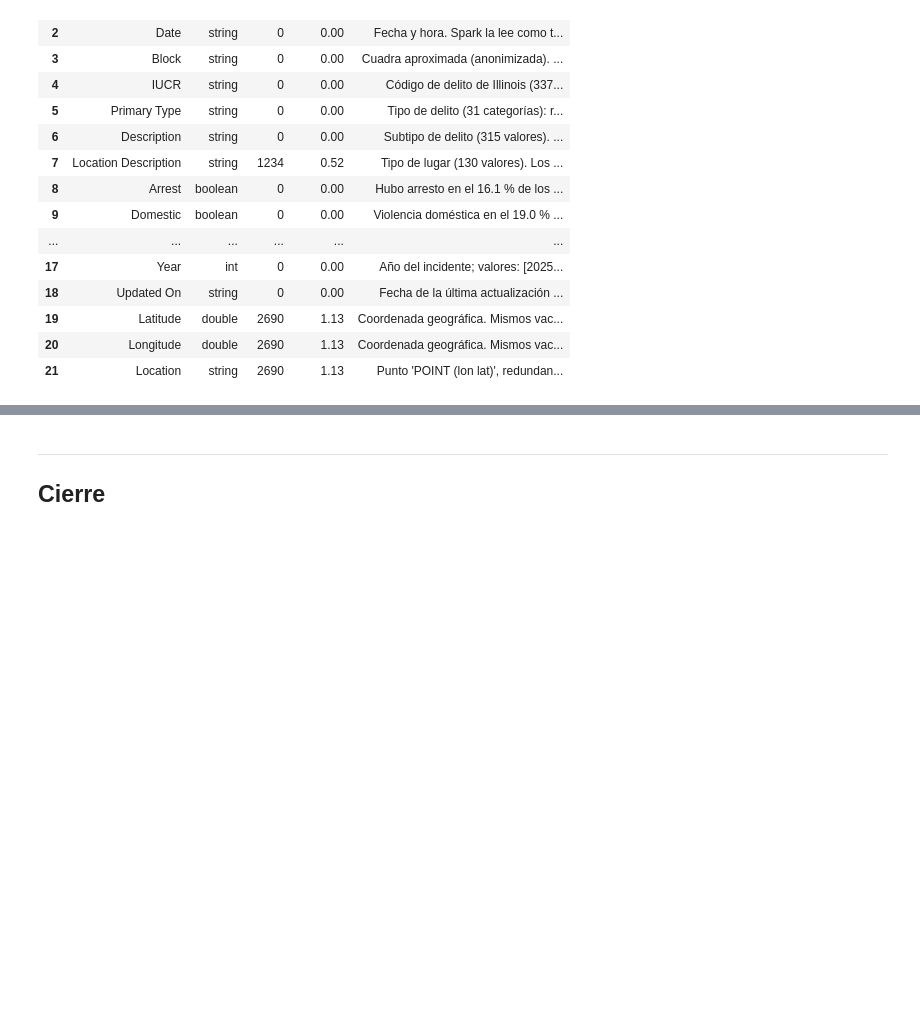
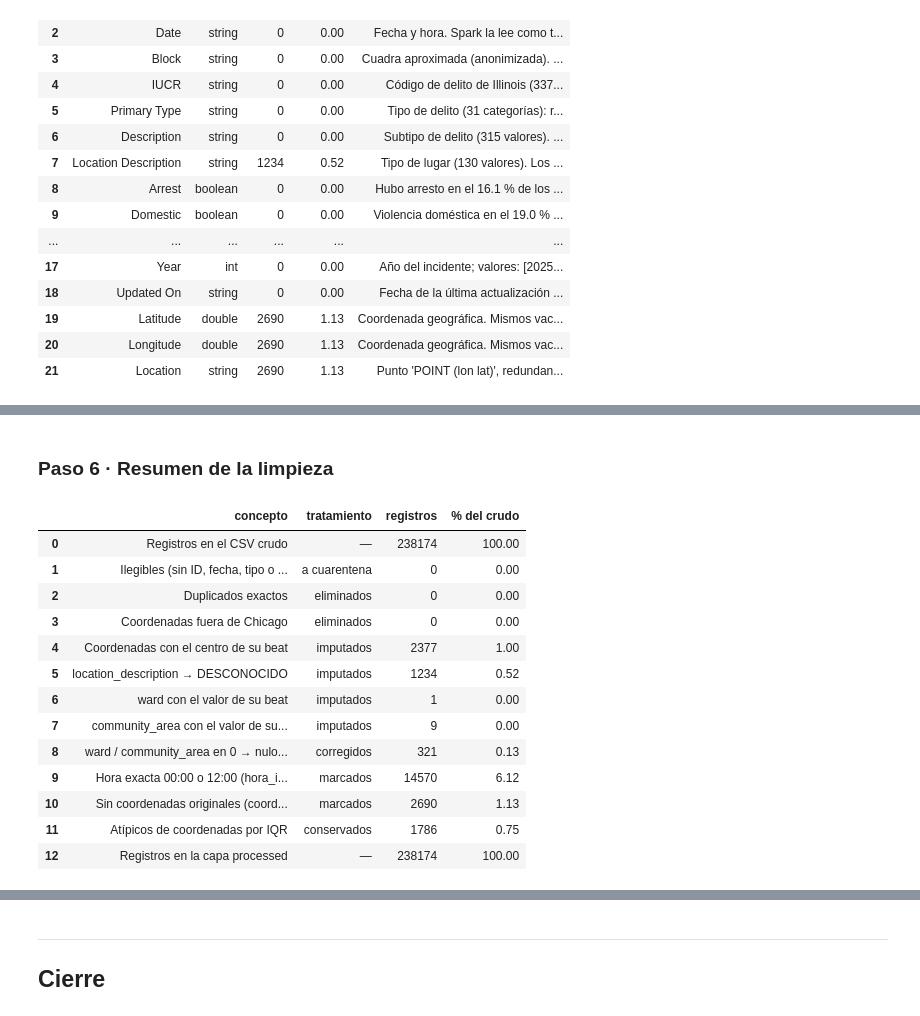
Before and after one commit to valentinodepaola/proyecto-integrador-big-data, a Jupyter notebook: notebooks/fase3_pipeline.ipynb, the cells around one changed output, grey strips where cells are left out. Drawn from its saved outputs; the diff is of its cells as text; code cells hidden in the pictures; blank space fills up the shorter version.

```diff
--- a/notebooks/fase3_pipeline.ipynb
+++ b/notebooks/fase3_pipeline.ipynb
@@ -239,0 +495,12 @@ tabla_variables
+# %%
+# Caja que contiene los límites de Chicago (lat 41.64 a 42.03, lon −87.95 a −87.52)
+LIMITES_CHICAGO = {"latitude": (41.64, 42.03), "longitude": (-87.95, -87.52)}
+
+fuera_de_chicago = F.lit(False)
+for c, (minimo, maximo) in LIMITES_CHICAGO.items():
+    fuera_de_chicago = fuera_de_chicago | (F.col(c) < minimo) | (F.col(c) > maximo)
+fuera_de_chicago = F.coalesce(fuera_de_chicago, F.lit(False))   # sin coordenadas (beat 6100) no se descarta
+
+n_fuera_chicago = df_imputado.filter(fuera_de_chicago).count()
+df_limpio = df_imputado.filter(~fuera_de_chicago)
+print(f"Atípicos por IQR: {n_atipicos_iqr:,} (se conservan) · fuera de Chicago: {n_fuera_chicago:,} (se eliminan)")
@@ -239,0 +514,38 @@ tabla_variables
+# %% [markdown]
+### Paso 6 · Resumen de la limpieza
+# %%
+n_final = df_limpio.count()
+assert filas - n_cuarentena - n_dup_exactos - n_fuera_chicago == n_final, "Los conteos de la limpieza no cuadran"
+
+resumen = pd.DataFrame([
+    ("Registros en el CSV crudo", "—", filas),
+    ("Ilegibles (sin ID, fecha, tipo o beat)", "a cuarentena", n_cuarentena),
+    ("Duplicados exactos", "eliminados", n_dup_exactos),
+    ("Coordenadas fuera de Chicago", "eliminados", n_fuera_chicago),
+    ("Coordenadas con el centro de su beat", "imputados", n_coord_imputables),
+    ("location_description → DESCONOCIDO", "imputados", n_lugar),
+    ("ward con el valor de su beat", "imputados", n_ward_imputable),
+    ("community_area con el valor de su beat", "imputados", n_area_imputable),
+    ("ward / community_area en 0 → nulo (beat 6100)", "corregidos", n_area_cero),
+    ("Hora exacta 00:00 o 12:00 (hora_imputada)", "marcados", n_hora_imputada),
+    ("Sin coordenadas originales (coord_imputada)", "marcados", n_coord_nulas),
+    ("Atípicos de coordenadas por IQR", "conservados", n_atipicos_iqr),
+    ("Registros en la capa processed", "—", n_final),
+], columns=["concepto", "tratamiento", "registros"])
+resumen["% del crudo"] = (resumen["registros"] * 100 / filas).round(2)
+resumen
+# %% [output]
+|  | concepto | tratamiento | registros | % del crudo |
+| 0 | Registros en el CSV crudo | — | 238174 | 100.00 |
+| 1 | Ilegibles (sin ID, fecha, tipo o ... | a cuarentena | 0 | 0.00 |
+| 2 | Duplicados exactos | eliminados | 0 | 0.00 |
+| 3 | Coordenadas fuera de Chicago | eliminados | 0 | 0.00 |
+| 4 | Coordenadas con el centro de su beat | imputados | 2377 | 1.00 |
+| 5 | location_description → DESCONOCIDO | imputados | 1234 | 0.52 |
+| 6 | ward con el valor de su beat | imputados | 1 | 0.00 |
+| 7 | community_area con el valor de su... | imputados | 9 | 0.00 |
+| 8 | ward / community_area en 0 → nulo... | corregidos | 321 | 0.13 |
+| 9 | Hora exacta 00:00 o 12:00 (hora_i... | marcados | 14570 | 6.12 |
+| 10 | Sin coordenadas originales (coord... | marcados | 2690 | 1.13 |
+| 11 | Atípicos de coordenadas por IQR | conservados | 1786 | 0.75 |
+| 12 | Registros en la capa processed | — | 238174 | 100.00 |
```
Also changed, not shown: parts of 27 cells of this notebook, 1 other file.
